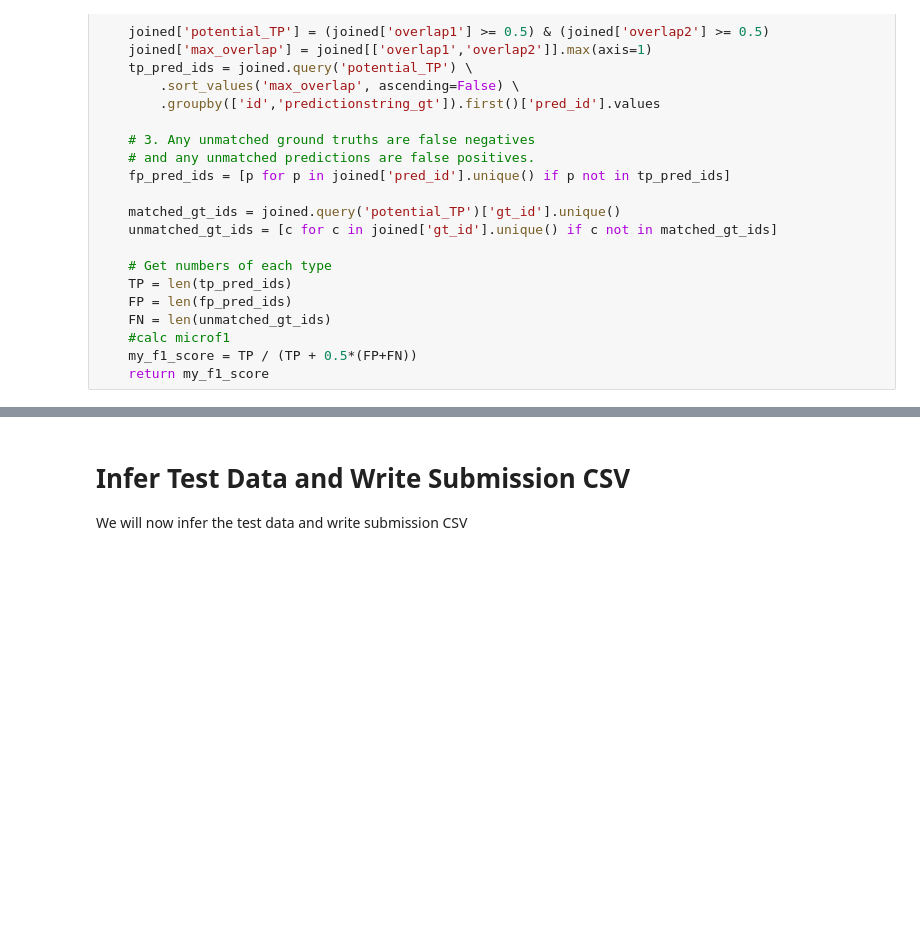
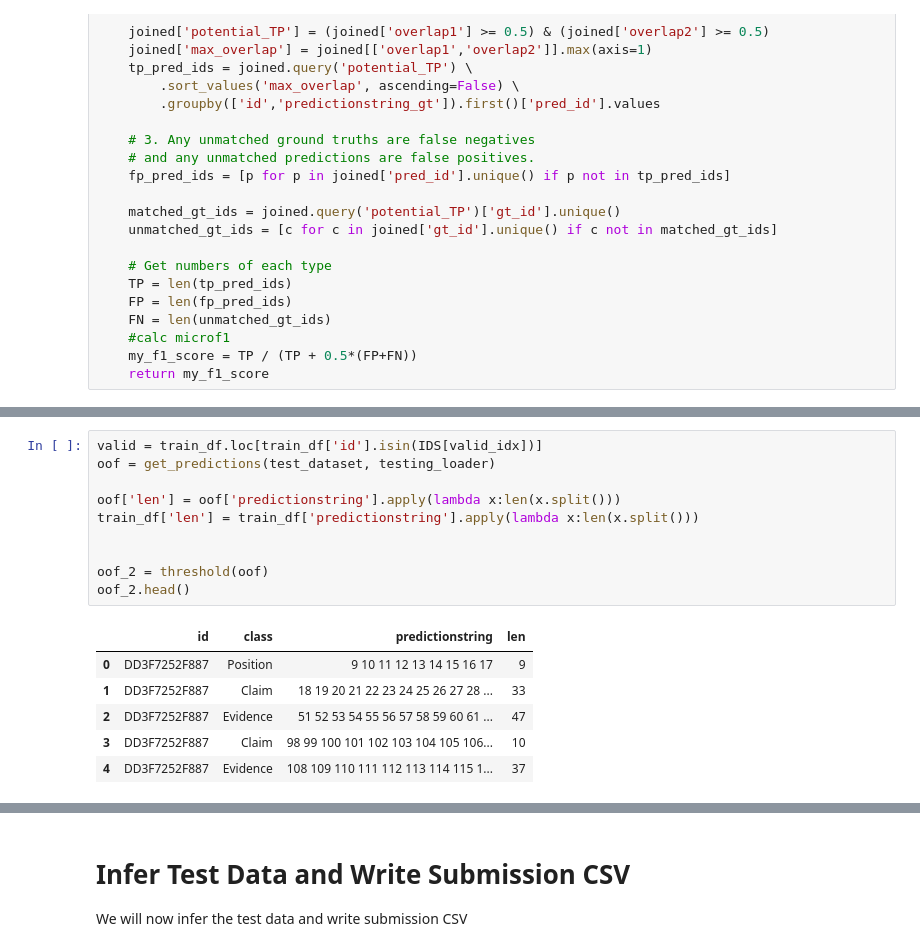
Before and after one commit to Lor233/MLP-Feedback-Prize, a Jupyter notebook: bigbird/word-bigbird.ipynb, the cells around one changed output, grey strips where cells are left out. Drawn from its saved outputs; the diff is of its cells as text; blank space fills up the shorter version.

```diff
--- a/bigbird/word-bigbird.ipynb
+++ b/bigbird/word-bigbird.ipynb
@@ -694,0 +731,17 @@ def score_feedback_comp(pred_df, gt_df):
+# %%
+valid = train_df.loc[train_df['id'].isin(IDS[valid_idx])]
+oof = get_predictions(test_dataset, testing_loader)
+
+oof['len'] = oof['predictionstring'].apply(lambda x:len(x.split()))
+train_df['len'] = train_df['predictionstring'].apply(lambda x:len(x.split()))
+
+
+oof_2 = threshold(oof)
+oof_2.head()
+# %% [output]
+|  | id | class | predictionstring | len |
+| 0 | DD3F7252F887 | Position | 9 10 11 12 13 14 15 16 17 | 9 |
+| 1 | DD3F7252F887 | Claim | 18 19 20 21 22 23 24 25 26 27 28 ... | 33 |
+| 2 | DD3F7252F887 | Evidence | 51 52 53 54 55 56 57 58 59 60 61 ... | 47 |
+| 3 | DD3F7252F887 | Claim | 98 99 100 101 102 103 104 105 106... | 10 |
+| 4 | DD3F7252F887 | Evidence | 108 109 110 111 112 113 114 115 1... | 37 |
```
Also changed, not shown: parts of 12 cells of this notebook, 1 other file.
